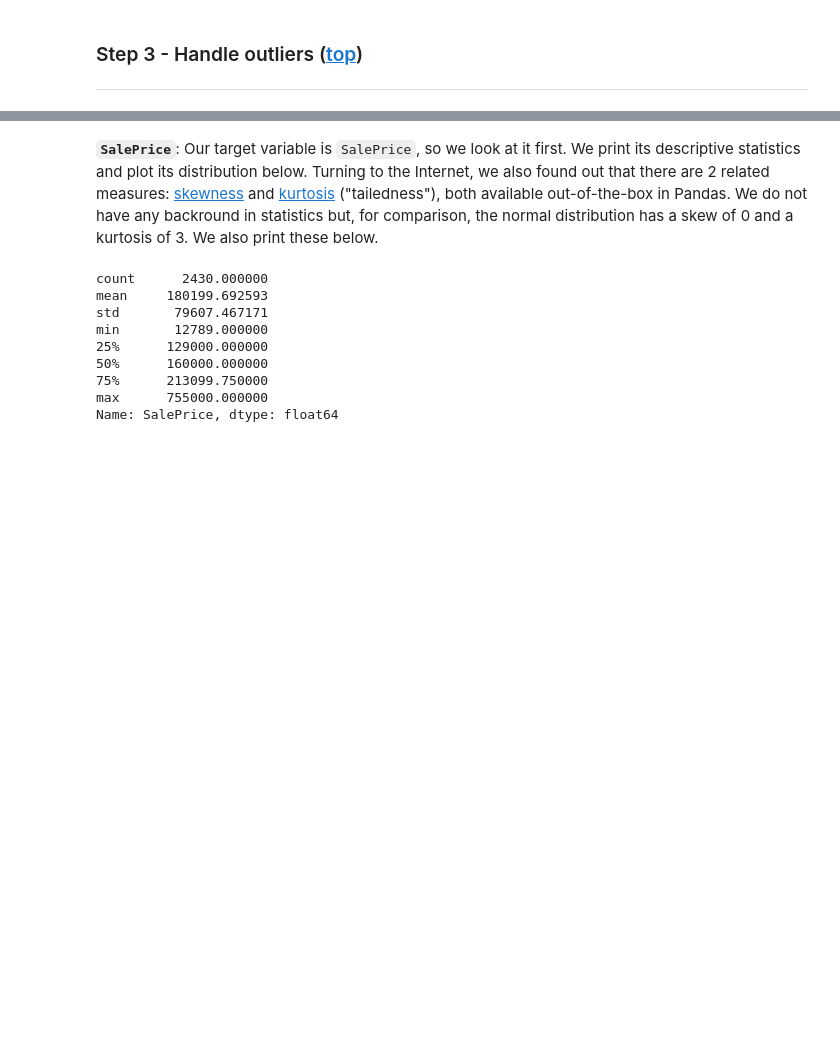
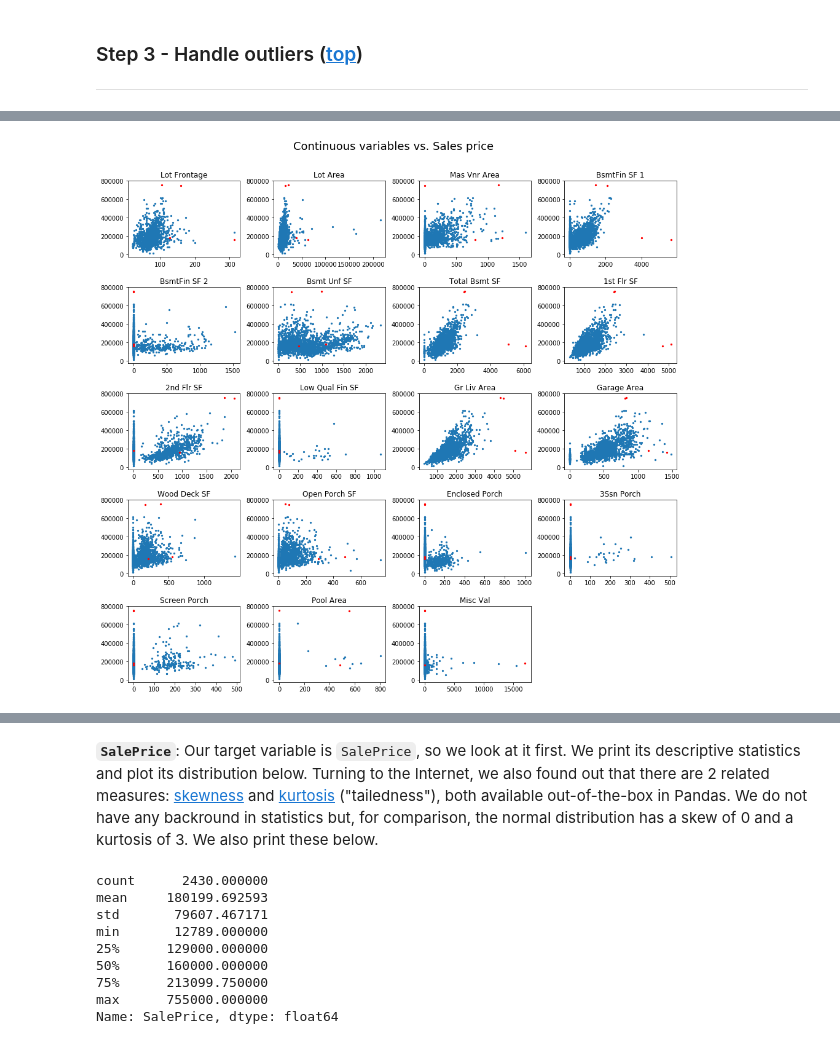
Before and after one commit to jeanrichard/epflx-adsml19-course3-project, a Jupyter notebook: house-prices/house-prices-solution-WIP.ipynb, the cells around one changed output, grey strips where cells are left out. Cells and saved outputs as stored; diff of their text form; code cells hidden in the pictures; blank space fills up the shorter version.

Commit message:
Part 2 - House prices: Check-point

```diff
--- a/house-prices/house-prices-solution-WIP.ipynb
+++ b/house-prices/house-prices-solution-WIP.ipynb
@@ -880,0 +756,7 @@ Laundry list:
+# %%
+start = 0
+df_la_clean = df_all.loc[start: start + n_la - 1].copy()
+df_la_clean['SalePrice'] = df_la['SalePrice'].loc[start: start + n_la - 1]
+
+start = n_la
+df_un_clean = df_all.loc[start: start + n_un - 1]
@@ -880,0 +765,5 @@ Laundry list:
+# %%
+cont = [name for name, attrs in variables.items()
+        if name != 'SalePrice' and attrs['kind'] == 'Continuous']
+disc = [name for name, attrs in variables.items()
+        if name != 'SalePrice' and attrs['kind'] == 'Discrete']
@@ -880,0 +776,24 @@ Laundry list:
+# %%
+masks = [
+    df_la_clean['Gr Liv Area'] >= 4000
+]
+is_outlier = functools.reduce(lambda acc, cur: acc & cur, masks)
+is_inlier = ~is_outlier
+# %%
+def plot_against_sales_price(names: T.Sequence[str], is_outlier: pd.Series, suptitle: str, ncols: int=4):
+    nrows = math.ceil(len(names) / ncols)
+    fig = plt.figure(figsize=(ncols * 4, nrows * 3))
+    grid = plt.GridSpec(nrows, ncols, wspace=0.3, hspace=0.4)
+    is_inlier = ~is_outlier
+    for i, name in enumerate(names):
+        row, col = i // ncols, i % ncols
+        sub_ax = fig.add_subplot(grid[row, col])
+        sub_ax.scatter(df_la_clean[name].loc[is_inlier], df_la_clean['SalePrice'].loc[is_inlier], s=5)
+        sub_ax.scatter(df_la_clean[name].loc[is_outlier], df_la_clean['SalePrice'].loc[is_outlier], s=5, c='red')
+        sub_ax.set_title(name)
+    fig.suptitle(suptitle, fontsize=18, y = 0.94)
+    plt.show()
+# %%
+plot_against_sales_price(cont, is_outlier, 'Continuous variables vs. Sales price')
+# %% [output]
+[figure, added]
```
Also changed, not shown: parts of 88 cells of this notebook, 3 other files.
